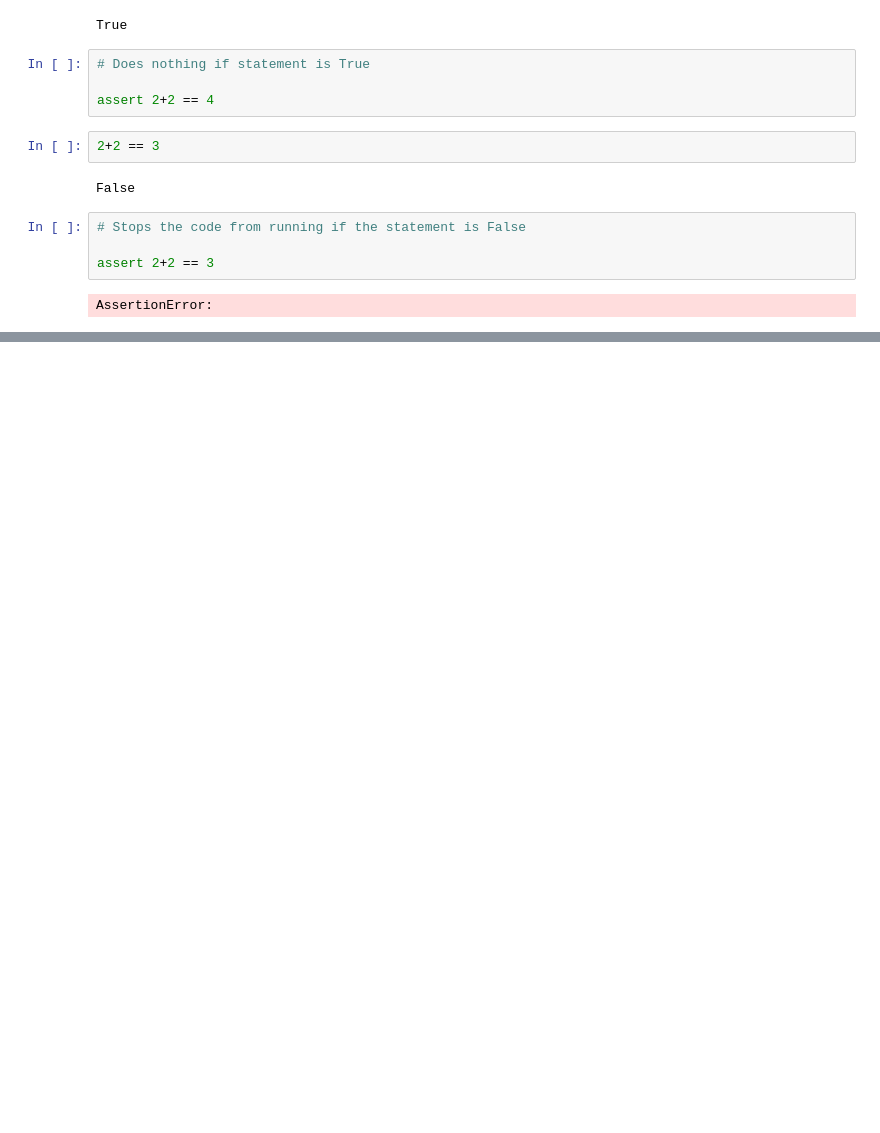
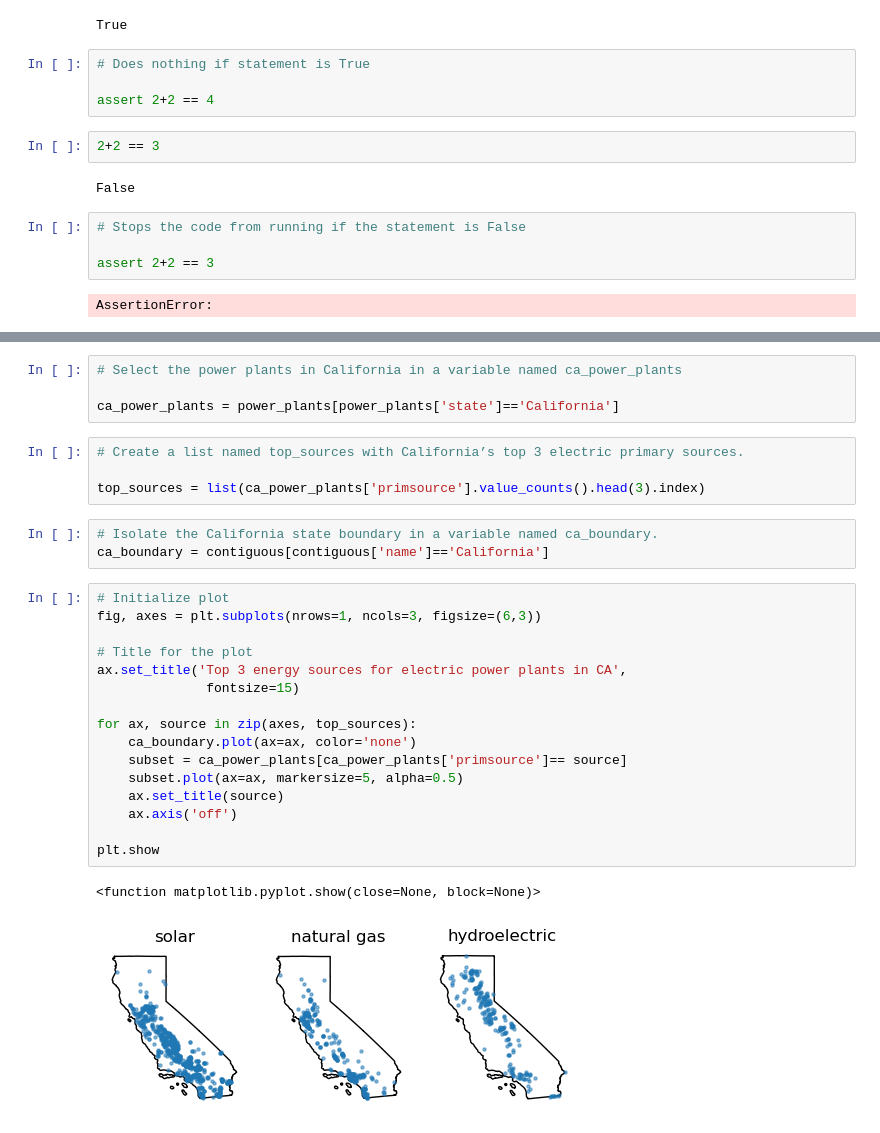
Before and after one commit to cllorey/eds220-in-class, a Jupyter notebook: lesson-12-streamline-your-code.ipynb, the cells around one changed output, grey strips where cells are left out. Saved outputs shown, nothing was run; the diff lists cells and outputs as text; blank space fills up the shorter version.

```diff
--- a/lesson-12-streamline-your-code.ipynb
+++ b/lesson-12-streamline-your-code.ipynb
@@ -205,0 +343,30 @@ AssertionError:
+# %%
+# Select the power plants in California in a variable named ca_power_plants
+
+ca_power_plants = power_plants[power_plants['state']=='California']
+# %%
+# Create a list named top_sources with California’s top 3 electric primary sources.
+
+top_sources = list(ca_power_plants['primsource'].value_counts().head(3).index)
+# %%
+# Isolate the California state boundary in a variable named ca_boundary.
+ca_boundary = contiguous[contiguous['name']=='California']
+# %%
+# Initialize plot
+fig, axes = plt.subplots(nrows=1, ncols=3, figsize=(6,3))
+
+# Title for the plot
+ax.set_title('Top 3 energy sources for electric power plants in CA',
+              fontsize=15)
+
+for ax, source in zip(axes, top_sources):
+    ca_boundary.plot(ax=ax, color='none')
+    subset = ca_power_plants[ca_power_plants['primsource']== source]
+    subset.plot(ax=ax, markersize=5, alpha=0.5)
+    ax.set_title(source)
+    ax.axis('off')
+
+plt.show
+# %% [output]
+<function matplotlib.pyplot.show(close=None, block=None)>
+[figure, added]
```
Also changed, not shown: parts of 16 cells of this notebook.
